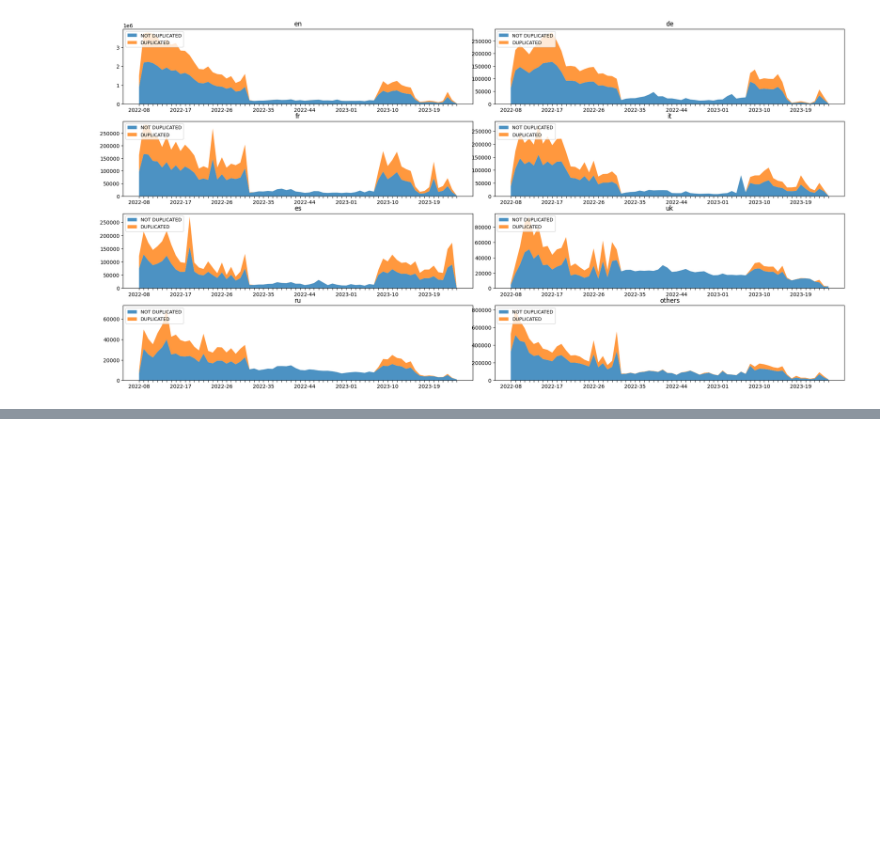
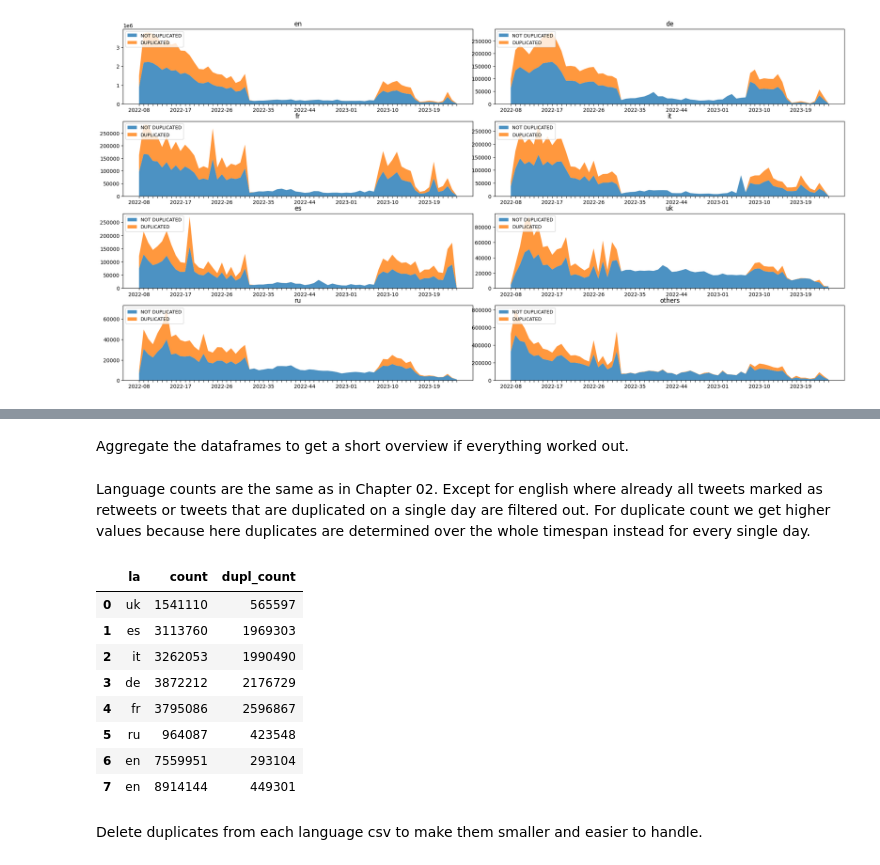
Before and after one commit to Freshpinguin/TopicAnalysisRUWTweets, a Jupyter notebook: Main.ipynb, the cells around one changed output, grey strips where cells are left out. Cells and saved outputs as stored; diff of their text form; code cells hidden in the pictures; blank space fills up the shorter version.

```diff
--- a/Main.ipynb
+++ b/Main.ipynb
@@ -225,0 +256,27 @@ stackplot_duplicates_over_weeks_multipl(df_agg, selected_languages)
+# %% [markdown]
+Aggregate the dataframes to get a short overview if everything worked out.
+# %%
+from src.utility import aggregate_data
+from src.spliting_languages_03 import aggregate_languages
+import pandas as pd
+path_to_lang_agg = "/Users/robinfeldmann/TopicAnalysisRUWTweets/Data/AggregatedData/lang_agg.csv"
+path_to_languages = "/Users/robinfeldmann/TopicAnalysisRUWTweets/Data/Languages/"
+
+#df_la_agg = aggregate_data(path_to_languages,path_to_lang_agg, aggregate_languages)
+df_la_agg = pd.read_csv(path_to_lang_agg)
+# %% [markdown]
+Language counts are the same as in Chapter 02. Except for english where already all tweets marked as retweets or tweets that are duplicated on a single day are filtered out. For duplicate count we get higher values because here duplicates are determined over the whole timespan instead for every single day.
+# %%
+df_la_agg[['la','count','dupl_count']]
+# %% [output]
+|  | la | count | dupl_count |
+| 0 | uk | 1541110 | 565597 |
+| 1 | es | 3113760 | 1969303 |
+| 2 | it | 3262053 | 1990490 |
+| 3 | de | 3872212 | 2176729 |
+| 4 | fr | 3795086 | 2596867 |
+| 5 | ru | 964087 | 423548 |
+| 6 | en | 7559951 | 293104 |
+| 7 | en | 8914144 | 449301 |
+# %% [markdown]
+Delete duplicates from each language csv to make them smaller and easier to handle.
```
Also changed, not shown: parts of 13 cells of this notebook, 3 other files.
